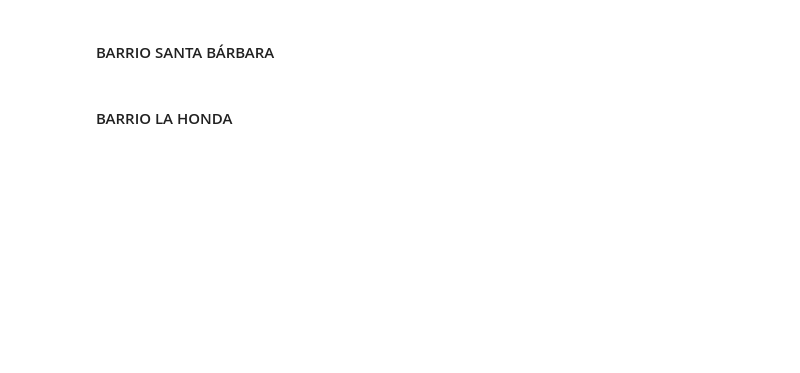
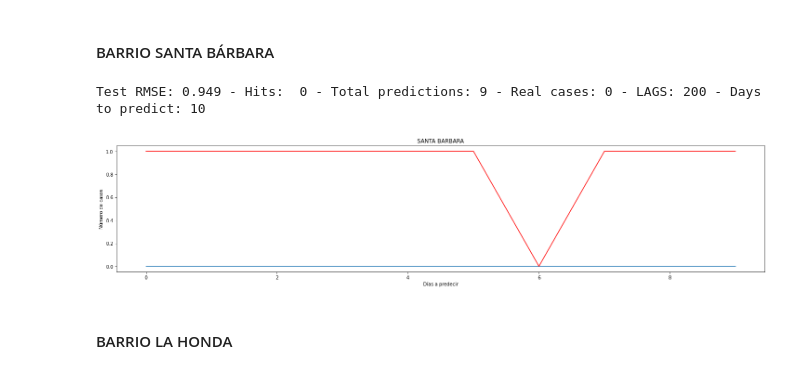
Before and after one commit to JuanImbachi/PDG, a Jupyter notebook: Analysis/data_analytics/Modelamiento datos.ipynb, the cells around one changed output. Cells and saved outputs as stored; diff of their text form; code cells hidden in the pictures; blank space fills up the shorter version.

```diff
--- a/Analysis/data_analytics/Modelamiento datos.ipynb
+++ b/Analysis/data_analytics/Modelamiento datos.ipynb
@@ -275,7 +347,10 @@ get_predictions('Buga', 'FUENMAYOR', 8, 1000)
 # %% [markdown]
 #### BARRIO SANTA BÁRBARA
 # %%
-get_predictions('Buga', 'SANTA BARBARA', 850, 700)
+get_predictions('Buga', 'SANTA BARBARA', 10, 200, 205)
+# %% [output]
+Test RMSE: 0.949 - Hits:  0 - Total predictions: 9 - Real cases: 0 - LAGS: 200 - Days to predict: 10
+[figure, added]
 # %% [markdown]
 #### BARRIO LA HONDA
 # %%
```
Also changed, not shown: parts of 24 cells of this notebook, 5 other files.
